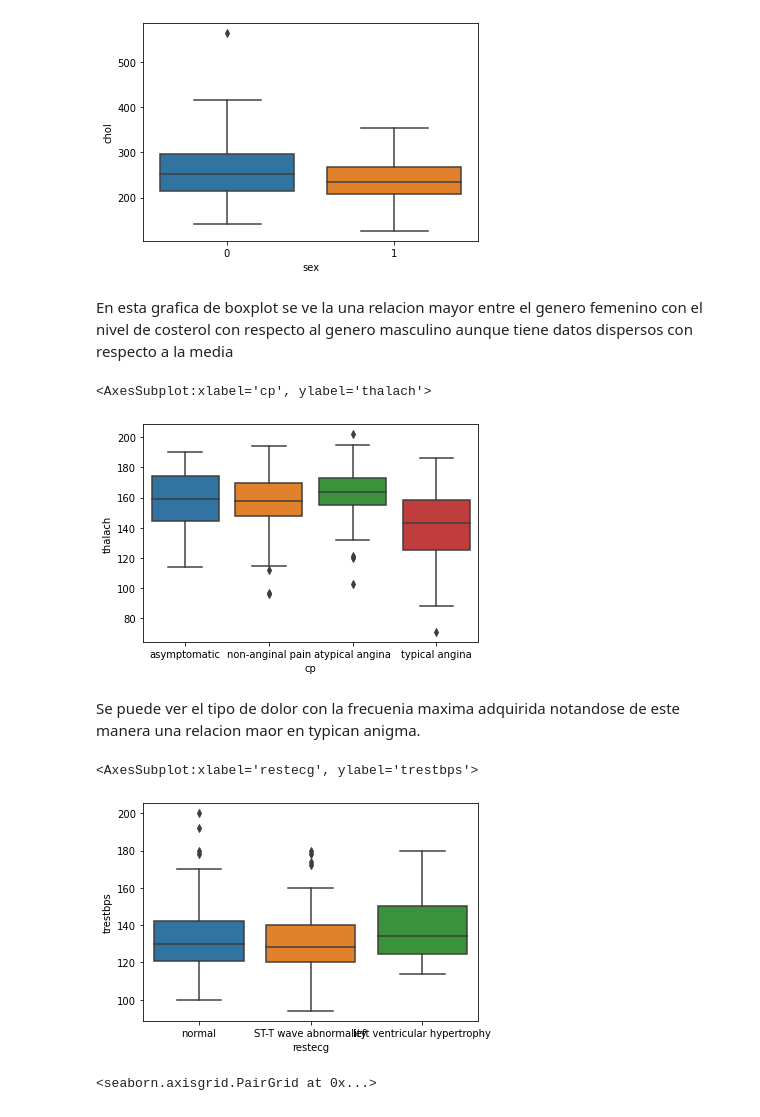
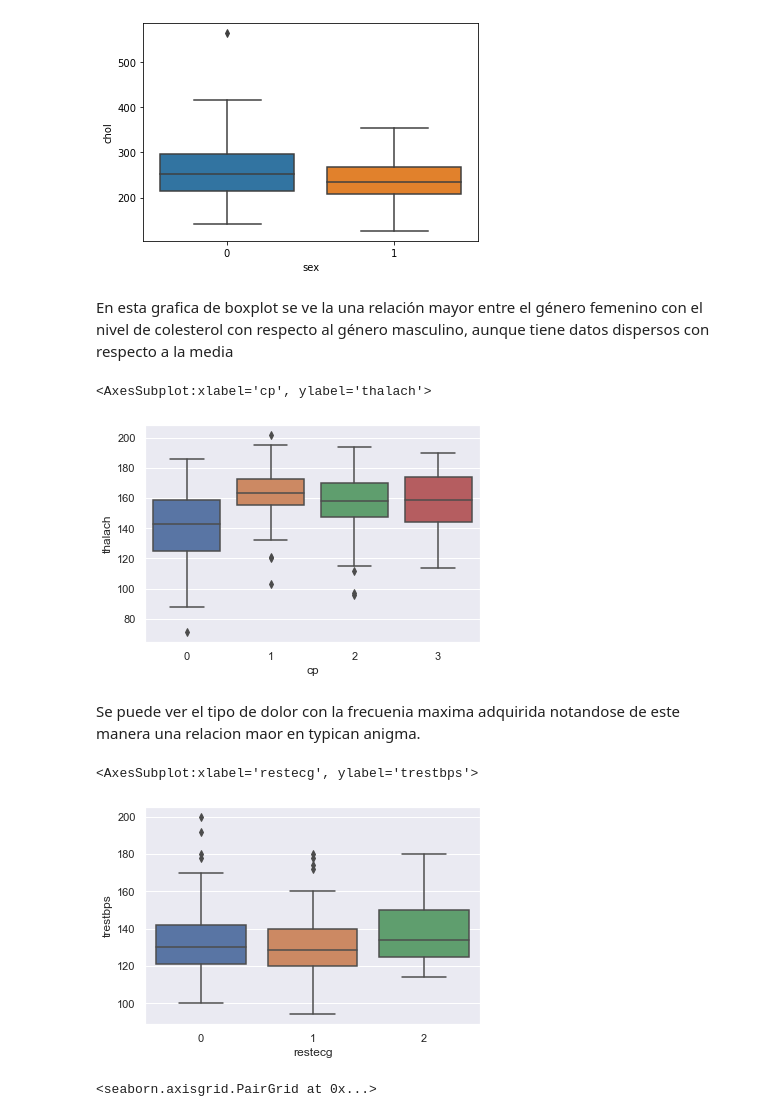
Before and after one commit to VictorQuirozGarcia/miner-a-de-datos-grupo-02, a Jupyter notebook: AvancePIA_II_002_5.ipynb, the cells around one changed output. Cells and saved outputs as stored; diff of their text form; code cells hidden in the pictures.

```diff
--- a/AvancePIA_II_002_5.ipynb
+++ b/AvancePIA_II_002_5.ipynb
@@ -198,4 +187,0 @@ See the caveats in the documentation: https://pandas.pydata.org/pandas-docs/stab
-# %%
-df['slope'][df['slope'] == 0] = 'upsloping'
-df['slope'][df['slope'] == 1] = 'flat'
-df['slope'][df['slope'] == 2] = 'downsloping'
@@ -228,4 +187,0 @@ df.head()
-# %%
-df['restecg'][df['restecg'] == 0] = 'normal'
-df['restecg'][df['restecg'] == 1] = 'ST-T wave abnormality'
-df['restecg'][df['restecg'] == 2] = 'left ventricular hypertrophy'
@@ -237,5 +187,0 @@ See the caveats in the documentation: https://pandas.pydata.org/pandas-docs/stab
-# %%
-df['thal'][df['thal'] == 0] = 'normal'
-df['thal'][df['thal'] == 1] = 'normal'
-df['thal'][df['thal'] == 2] = 'fixed defect'
-df['thal'][df['thal'] == 3] = 'reversable defect'
@@ -496,0 +294,14 @@ n_df[n_df['age'] < 80].plot.hexbin(x='age', y='chol', gridsize=5)
+# %%
+sns.set_theme(style="ticks")
+
+
+sns.histplot(
+    df,
+    x="age", hue="sex",
+    multiple="stack",
+    palette="light:m_r",
+    edgecolor=".3",
+    linewidth=.9,
+    #log_scale=True,
+)
+#http://seaborn.pydata.org/examples/histogram_stacked.html
@@ -511,25 +327,25 @@ sns.boxplot(
 <AxesSubplot:xlabel='sex', ylabel='chol'>
 [figure]
 # %% [markdown]
-En esta grafica de boxplot se ve la una relacion mayor entre el genero femenino con el nivel de costerol con respecto al genero masculino aunque tiene datos dispersos con respecto a la media
+En esta grafica de boxplot se ve la una relación mayor entre el género femenino con el nivel de colesterol con respecto al género masculino, aunque tiene datos dispersos con respecto a la media
 # %%
 sns.boxplot(
     x='cp',
     y='thalach',
-    data=n_df[n_df.cp.isin(df.cp.value_counts().head(200).index)]
+    data=df[df.cp.isin(df.cp.value_counts().head(200).index)]
 )
 # %% [output]
 <AxesSubplot:xlabel='cp', ylabel='thalach'>
-[figure, old version]
+[figure, new version]
 # %% [markdown]
 Se puede ver el tipo de dolor con la frecuenia maxima adquirida notandose de este manera una relacion maor en typican anigma.
 # %%
 sns.boxplot(
     x='restecg',
     y='trestbps',
-    data=n_df[n_df.restecg.isin(df.restecg.value_counts().head(200).index)]
+    data=df[df.restecg.isin(df.restecg.value_counts().head(200).index)]
 )
 # %% [output]
 <AxesSubplot:xlabel='restecg', ylabel='trestbps'>
-[figure, old version]
+[figure, new version]
 # %%
```
Also changed, not shown: parts of 108 cells of this notebook.
